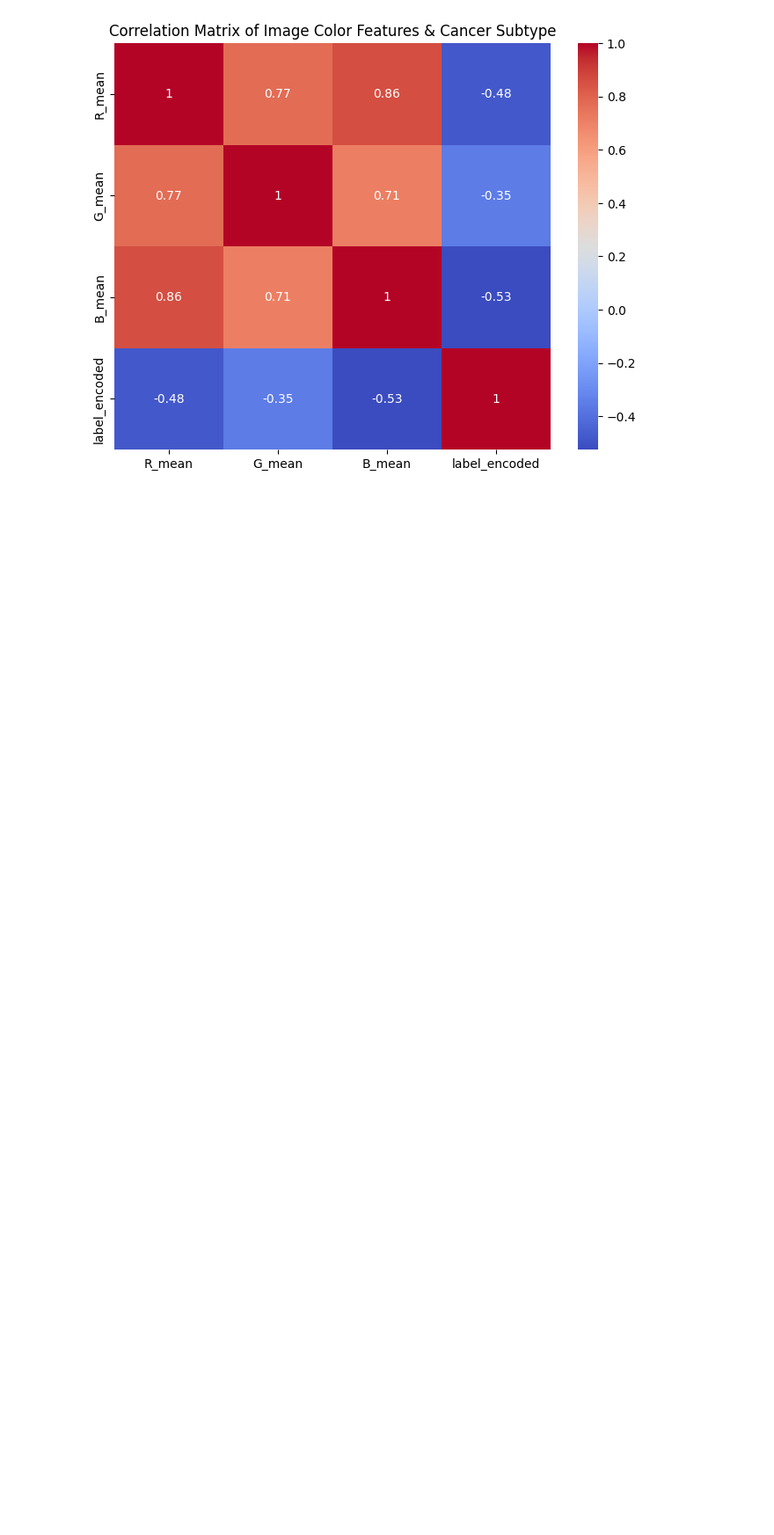
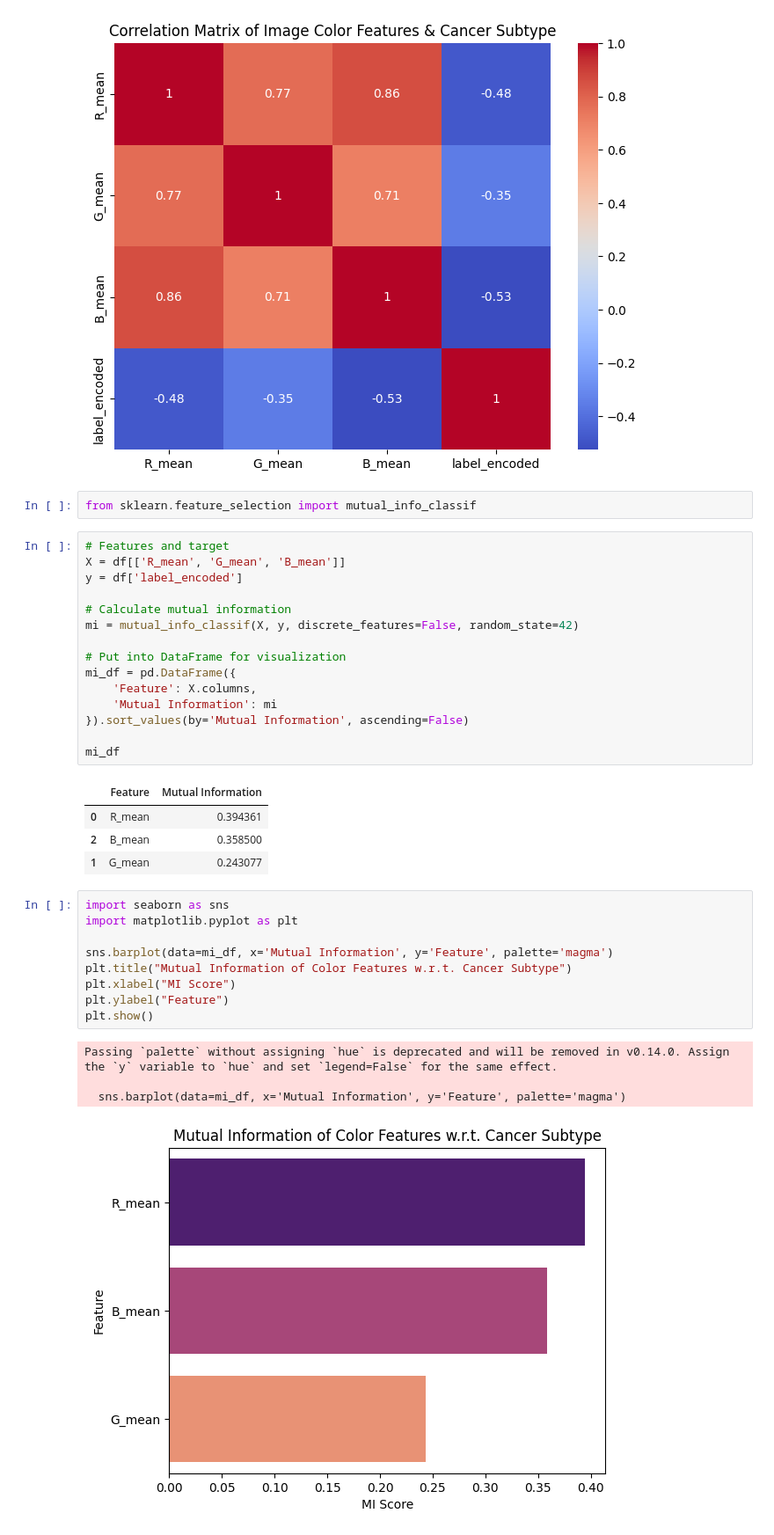
Before and after one commit to samiha-mahin/Ovarian-cancer, a Jupyter notebook: data_preProcess.ipynb, the cells around one changed output. Shown: that part at 88% size. Saved outputs shown, nothing was run; the diff lists cells and outputs as text; blank space fills up the shorter version.

```diff
--- a/data_preProcess.ipynb
+++ b/data_preProcess.ipynb
@@ -134,3 +134,39 @@ plt.title("Correlation Matrix of Image Color Features & Cancer Subtype")
 plt.show()
 # %% [output]
 [figure]
+# %%
+from sklearn.feature_selection import mutual_info_classif
+# %%
+# Features and target
+X = df[['R_mean', 'G_mean', 'B_mean']]
+y = df['label_encoded']
+
+# Calculate mutual information
+mi = mutual_info_classif(X, y, discrete_features=False, random_state=42)
+
+# Put into DataFrame for visualization
+mi_df = pd.DataFrame({
+    'Feature': X.columns,
+    'Mutual Information': mi
+}).sort_values(by='Mutual Information', ascending=False)
+
+mi_df
+# %% [output]
+|  | Feature | Mutual Information |
+| 0 | R_mean | 0.394361 |
+| 2 | B_mean | 0.358500 |
+| 1 | G_mean | 0.243077 |
+# %%
+import seaborn as sns
+import matplotlib.pyplot as plt
+
+sns.barplot(data=mi_df, x='Mutual Information', y='Feature', palette='magma')
+plt.title("Mutual Information of Color Features w.r.t. Cancer Subtype")
+plt.xlabel("MI Score")
+plt.ylabel("Feature")
+plt.show()
+# %% [output]
+Passing `palette` without assigning `hue` is deprecated and will be removed in v0.14.0. Assign the `y` variable to `hue` and set `legend=False` for the same effect.
+
+  sns.barplot(data=mi_df, x='Mutual Information', y='Feature', palette='magma')
+[figure, added]
```
